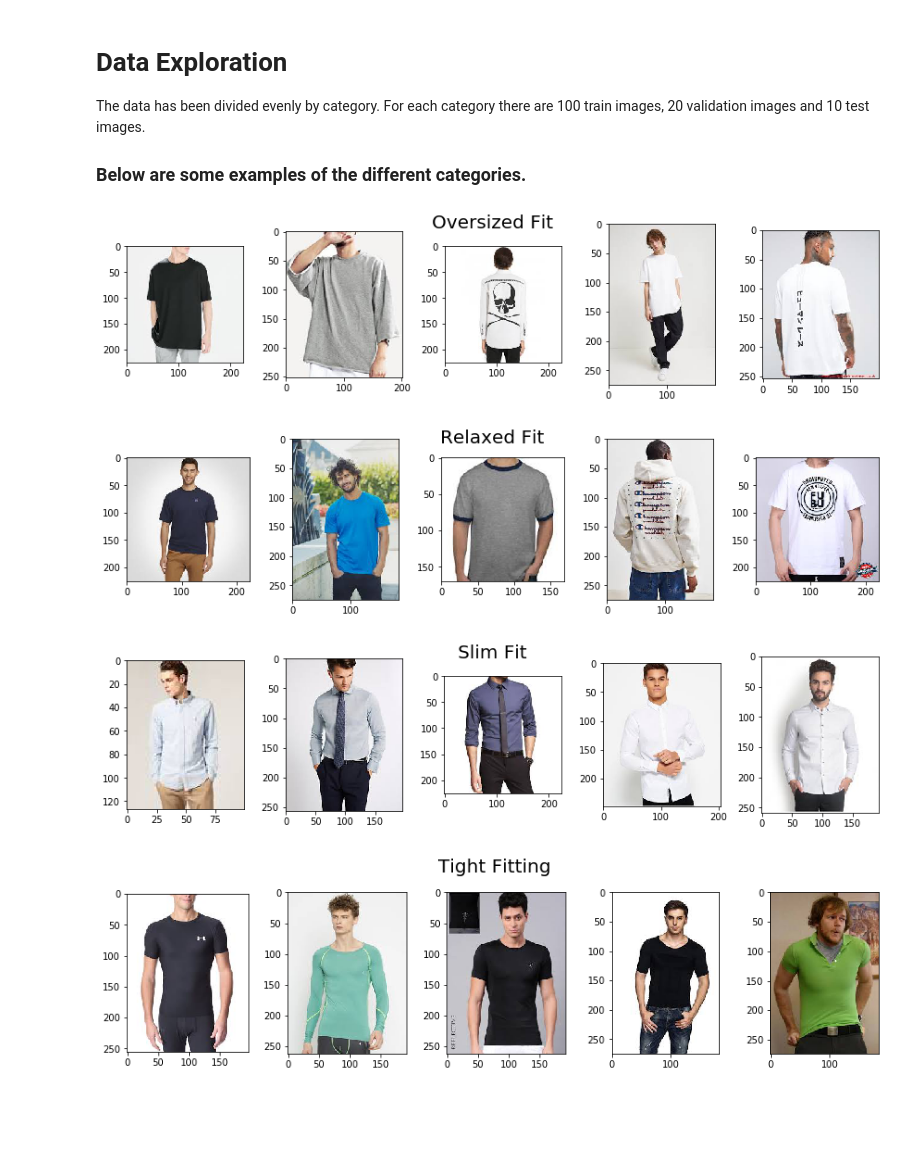
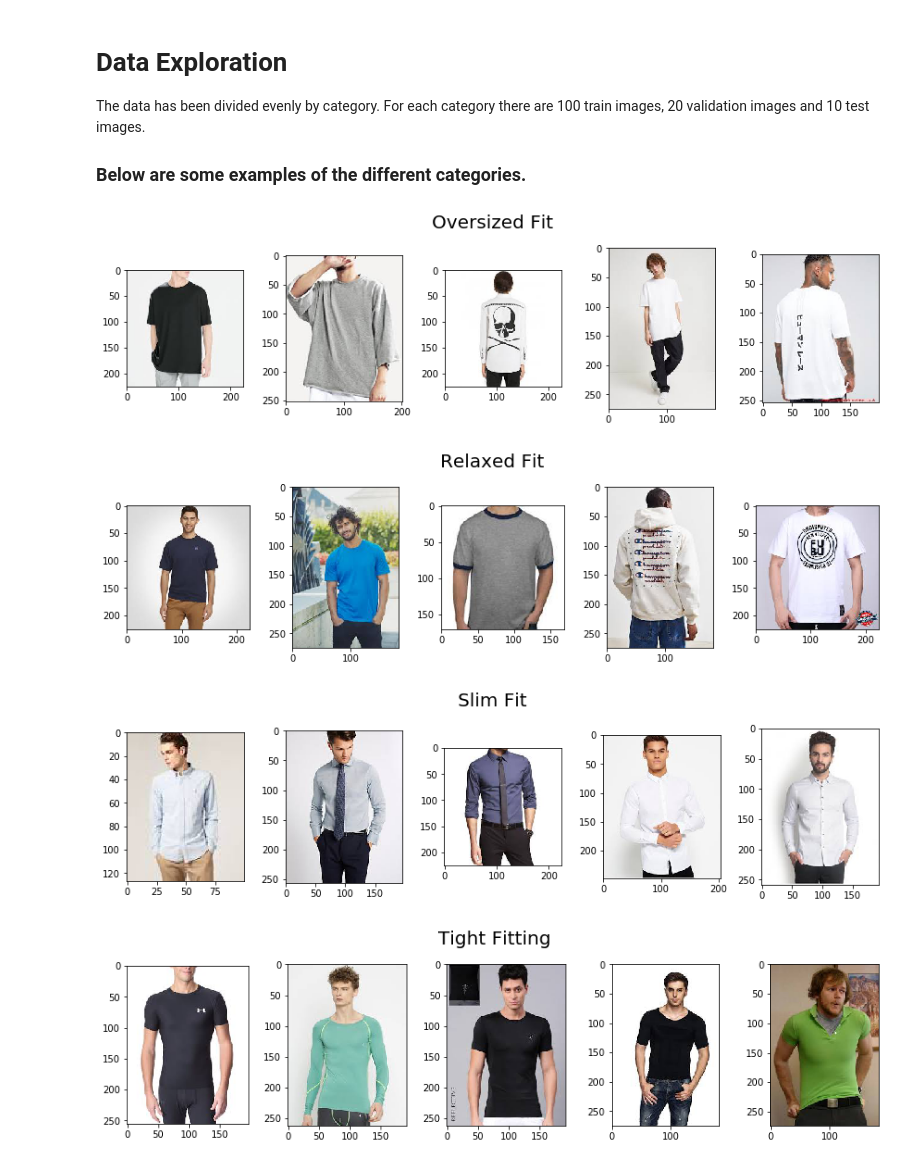
Before and after one commit to lilpricey/Apparel-Fit-Classification, a Jupyter notebook: fit_classification.ipynb, the cells around one changed output. Saved outputs shown, nothing was run; the diff lists cells and outputs as text; code cells hidden in the pictures; blank space fills up the shorter version.

```diff
--- a/fit_classification.ipynb
+++ b/fit_classification.ipynb
@@ -83,16 +87,16 @@ The data has been divided evenly by category. For each category there are 100 tr
 # %%
 f, ax = plt.subplots(nrows=1,ncols=5, figsize=(12,3))
 
 for i in range(0,5):
     file = glob.glob("train/oversized/*.jpg")[i]
     ax[i].imshow(imageio.imread(file))
 
 
-plt.suptitle("Oversized Fit", fontsize=20)
+plt.suptitle("Oversized Fit", fontsize=20, y=1.10)
 plt.tight_layout()
 plt.show()
 # %% [output]
-[figure, old version]
+[figure, new version]
 # %%
 f, ax = plt.subplots(nrows=1,ncols=5, figsize=(12,3))
 
@@ -101,11 +105,11 @@ for i in range(0,5):
     ax[i].imshow(imageio.imread(file))
 
 
-plt.suptitle("Relaxed Fit", fontsize=20)
+plt.suptitle("Relaxed Fit", fontsize=20, y=1.10)
 plt.tight_layout()
 plt.show()
 # %% [output]
-[figure, old version]
+[figure, new version]
 # %%
 f, ax = plt.subplots(nrows=1,ncols=5, figsize=(12,3))
 
@@ -114,11 +118,11 @@ for i in range(0,5):
     ax[i].imshow(imageio.imread(file))
 
 
-plt.suptitle("Slim Fit", fontsize=20)
+plt.suptitle("Slim Fit", fontsize=20, y=1.10)
 plt.tight_layout()
 plt.show()
 # %% [output]
-[figure, old version]
+[figure, new version]
 # %%
 f, ax = plt.subplots(nrows=1,ncols=5, figsize=(12,3))
 
```
Also changed, not shown: parts of 8 cells of this notebook.
